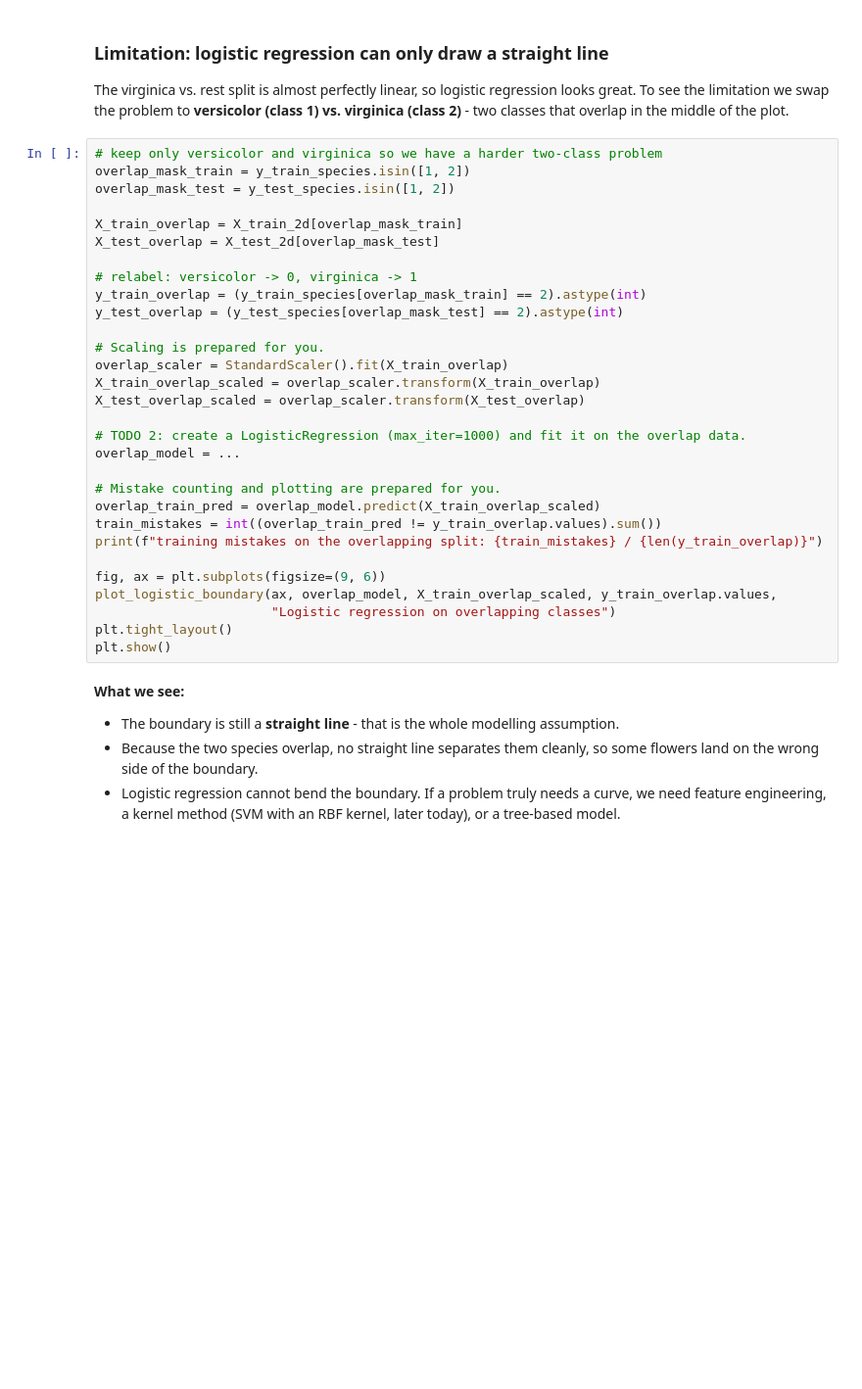
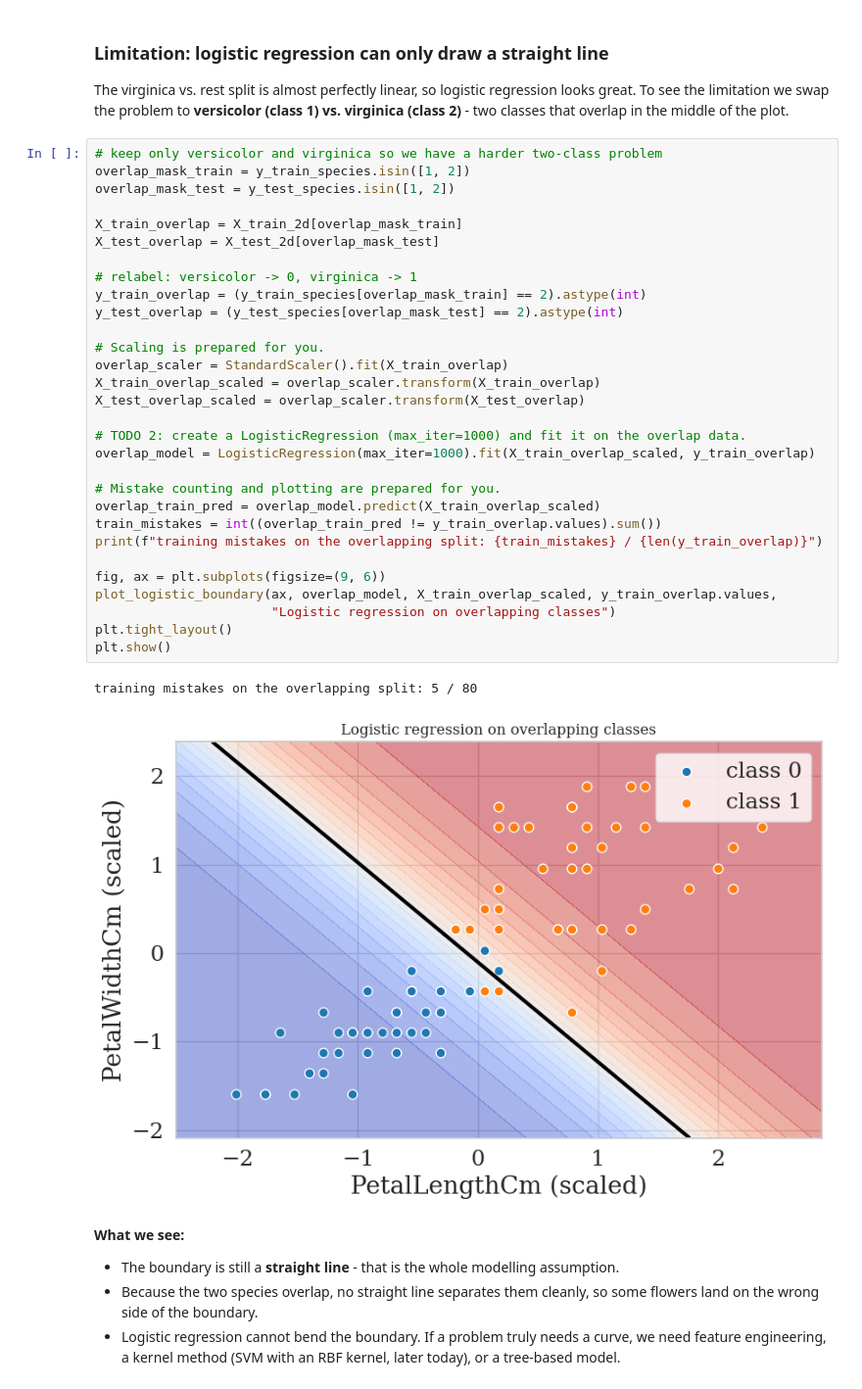
Before and after one commit to mgrubisic/ai_bootcamp_foundations, a Jupyter notebook: notebooks/2c_Logistic_Regression.ipynb, the cells around one changed output. Shown at 98% size. Saved outputs shown, nothing was run; the diff lists cells and outputs as text; blank space fills up the shorter version.

```diff
--- a/notebooks/2c_Logistic_Regression.ipynb
+++ b/notebooks/2c_Logistic_Regression.ipynb
@@ -195,33 +211,36 @@ The virginica vs. rest split is almost perfectly linear, so logistic regression
 # %%
 # keep only versicolor and virginica so we have a harder two-class problem
 overlap_mask_train = y_train_species.isin([1, 2])
 overlap_mask_test = y_test_species.isin([1, 2])
 
 X_train_overlap = X_train_2d[overlap_mask_train]
 X_test_overlap = X_test_2d[overlap_mask_test]
 
 # relabel: versicolor -> 0, virginica -> 1
 y_train_overlap = (y_train_species[overlap_mask_train] == 2).astype(int)
 y_test_overlap = (y_test_species[overlap_mask_test] == 2).astype(int)
 
 # Scaling is prepared for you.
 overlap_scaler = StandardScaler().fit(X_train_overlap)
 X_train_overlap_scaled = overlap_scaler.transform(X_train_overlap)
 X_test_overlap_scaled = overlap_scaler.transform(X_test_overlap)
 
 # TODO 2: create a LogisticRegression (max_iter=1000) and fit it on the overlap data.
-overlap_model = ...
+overlap_model = LogisticRegression(max_iter=1000).fit(X_train_overlap_scaled, y_train_overlap)
 
 # Mistake counting and plotting are prepared for you.
 overlap_train_pred = overlap_model.predict(X_train_overlap_scaled)
 train_mistakes = int((overlap_train_pred != y_train_overlap.values).sum())
 print(f"training mistakes on the overlapping split: {train_mistakes} / {len(y_train_overlap)}")
 
 fig, ax = plt.subplots(figsize=(9, 6))
 plot_logistic_boundary(ax, overlap_model, X_train_overlap_scaled, y_train_overlap.values,
                        "Logistic regression on overlapping classes")
 plt.tight_layout()
 plt.show()
+# %% [output]
+training mistakes on the overlapping split: 5 / 80
+[figure, added]
 # %% [markdown]
 **What we see:**
 
```
Also changed, not shown: parts of 10 cells of this notebook.
